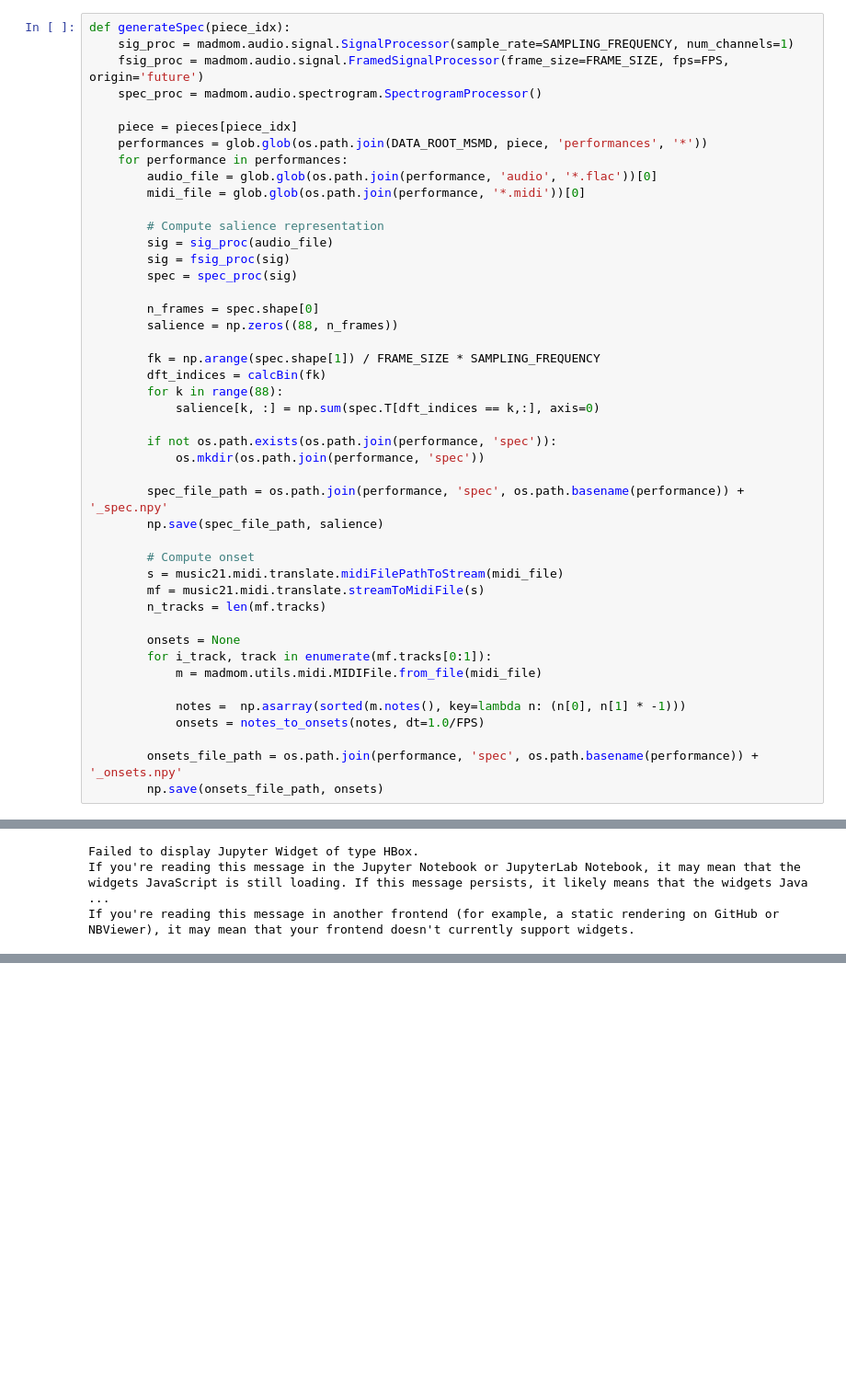
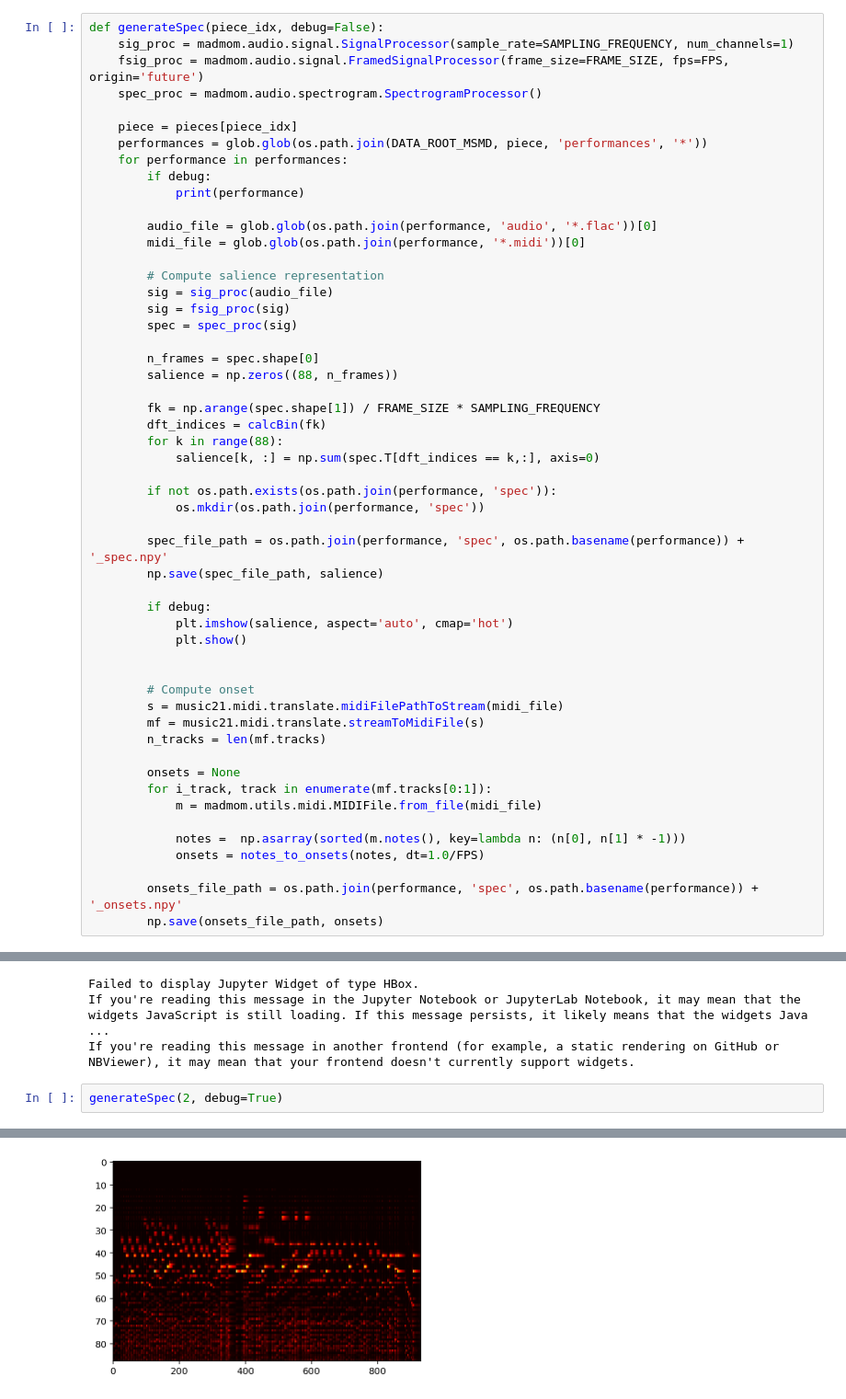
Before and after one commit to mjenrungrot/salience_sheet_following, a Jupyter notebook: 02_audioToSpec.ipynb, the cells around one changed output, grey strips where cells are left out. Shown at 92% size. Drawn from its saved outputs; the diff is of its cells as text; blank space fills up the shorter version.

```diff
--- a/02_audioToSpec.ipynb
+++ b/02_audioToSpec.ipynb
@@ -46,7 +46,7 @@ def notes_to_onsets(notes, dt):
 
     return np.sort(np.asarray(onsets)).astype(np.float32)
 # %%
-def generateSpec(piece_idx):
+def generateSpec(piece_idx, debug=False):
     sig_proc = madmom.audio.signal.SignalProcessor(sample_rate=SAMPLING_FREQUENCY, num_channels=1)
     fsig_proc = madmom.audio.signal.FramedSignalProcessor(frame_size=FRAME_SIZE, fps=FPS, origin='future')
     spec_proc = madmom.audio.spectrogram.SpectrogramProcessor()
@@ -54,6 +54,9 @@ def generateSpec(piece_idx):
     piece = pieces[piece_idx]
     performances = glob.glob(os.path.join(DATA_ROOT_MSMD, piece, 'performances', '*'))
     for performance in performances:
+        if debug:
+            print(performance)
+
         audio_file = glob.glob(os.path.join(performance, 'audio', '*.flac'))[0]
         midi_file = glob.glob(os.path.join(performance, '*.midi'))[0]
 
@@ -76,6 +79,11 @@ def generateSpec(piece_idx):
         spec_file_path = os.path.join(performance, 'spec', os.path.basename(performance)) + '_spec.npy'
         np.save(spec_file_path, salience)
 
+        if debug:
+            plt.imshow(salience, aspect='auto', cmap='hot')
+            plt.show()
+
+
         # Compute onset
         s = music21.midi.translate.midiFilePathToStream(midi_file)
         mf = music21.midi.translate.streamToMidiFile(s)
@@ -97,3 +105,6 @@ with Pool(12) as p:
 Failed to display Jupyter Widget of type HBox.
 If you're reading this message in the Jupyter Notebook or JupyterLab Notebook, it may mean that the widgets JavaScript is still loading. If this message persists, it likely means that the widgets Java ...
 If you're reading this message in another frontend (for example, a static rendering on GitHub or NBViewer), it may mean that your frontend doesn't currently support widgets.
+# %%
+generateSpec(2, debug=True)
+# %% [output]
@@ -99,0 +112 @@ If you're reading this message in another frontend (for example, a static render
+[figure, added]
```
Also changed, not shown: parts of 1 cell of this notebook, 1 other file.
